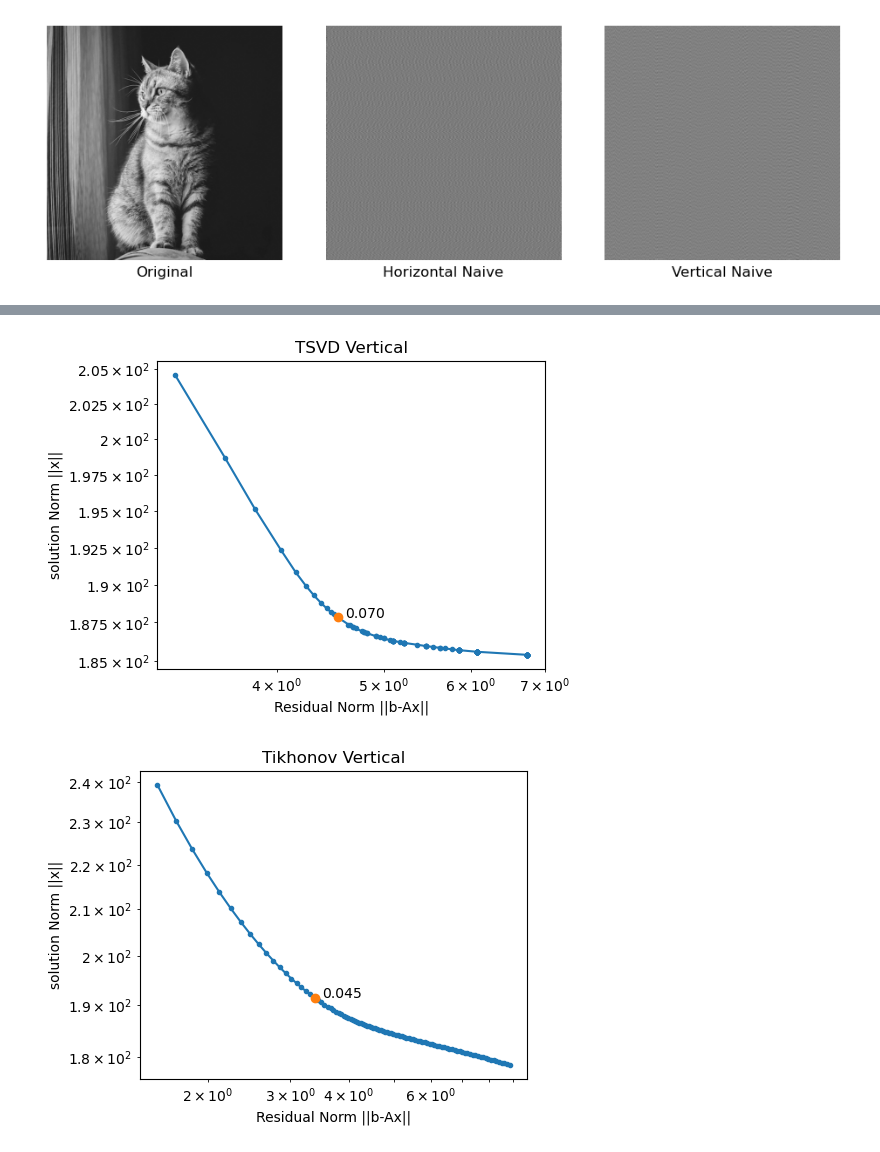
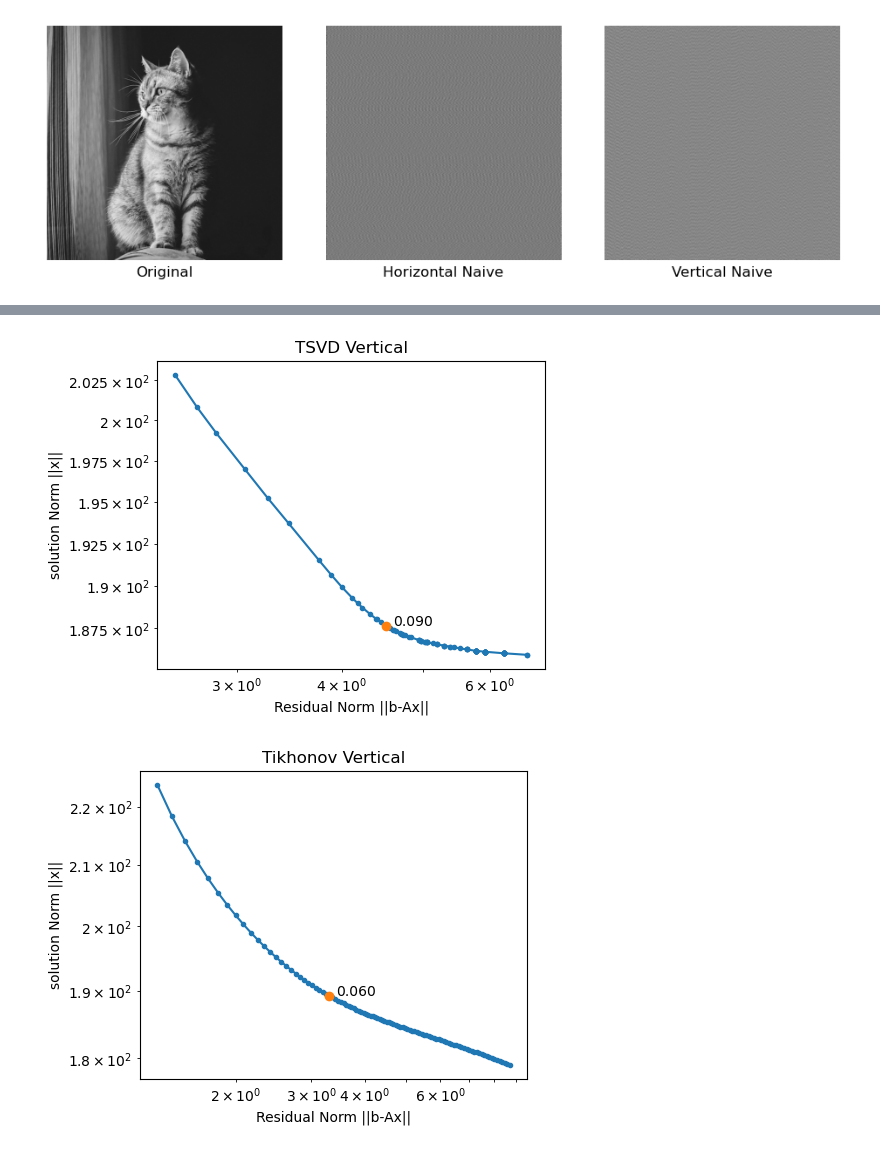
Before and after one commit to lunakim-ubc/ImageDeblurring, a Jupyter notebook: motion_deblur_linear.ipynb, the cells around one changed output, grey strips where cells are left out. Saved outputs shown, nothing was run; the diff lists cells and outputs as text; code cells hidden in the pictures.

```diff
--- a/motion_deblur_linear.ipynb
+++ b/motion_deblur_linear.ipynb
@@ -96,0 +107,29 @@ def get_alpha_min_max(psf):
+# %%
+def get_pixel_pos_for_angled_linear_motion(length, angle_deg):
+    """Return a list of pixel coordinates for a motion blur line of given length and angle.
+    All the position is shifted to positive axis to align it for psf."""
+
+    len_list = np.linspace(0, length - 1, num=(length * 2))
+    pos_set = set()
+    shifted_rad = np.radians(angle_deg) + (np.pi / 2)
+
+    for l in len_list:
+        x_pos = abs(round( np.cos(shifted_rad) * l ))
+        y_pos = abs(round( np.sin(shifted_rad) * l ))
+        pos_set.add((x_pos, y_pos))
+
+    return list(pos_set)
+
+def build_linear_motion_psf(length, angle_deg, img_shape):
+    """Build angled linear motion psf with padding zeros."""
+
+    psf = np.zeros(img_shape)
+    positions = get_pixel_pos_for_angled_linear_motion(length, angle_deg)
+    pos_count = len(positions)
+    for pos in positions:
+        psf[*pos] = 1 / pos_count
+
+    return psf
+# %%
+psf = build_linear_motion_psf(5, 120, (10,10))
+psf
@@ -153,7 +204,7 @@ def plot_comparison(arr_list, label_list, row, col, figsize=(12,4), cmap=None):
 ex1_gray_arr = convert_img_to_norm_np_arr('./motion_deblur_img/input/Image_by_Arturo_Anez_from_Pixabay.jpg',
                                           'ex1_grayscale.jpg',
                                           grayscale=True)
-length = 30
+length = 20
 ex1_h_psf = build_horizontal_motion_psf(length, ex1_gray_arr.shape)
 ex1_h_blurred = compute_blurred_img(ex1_h_psf, ex1_gray_arr)
 ex1_v_psf = build_vertical_motion_psf(length, ex1_gray_arr.shape)
@@ -200,15 +251,15 @@ plot_comparison([ex1_gray_arr, ex1_h_blurred, ex1_h_tsvd, ex1_h_tikhonov],
 # %%
 min_max = get_alpha_min_max(ex1_v_psf)
-ex1_v_tsvd_tol = 0.07
-ex1_v_tikhonov_alpha = 0.045
+ex1_v_tsvd_tol = 0.090
+ex1_v_tikhonov_alpha = 0.060
 
 plot_l_curve(compute_tsvd, ex1_v_psf, ex1_v_blurred,
              min_max[0]+0.03, min_max[1]-0.6, 'TSVD Vertical', ex1_v_tsvd_tol)
 plot_l_curve(compute_tikhonov, ex1_v_psf, ex1_v_blurred,
              min_max[0]+0.01, min_max[1]-0.8, 'Tikhonov Vertical', ex1_v_tikhonov_alpha)
 # %% [output]
-[figure, old version]
+[figure, new version]
-[figure, old version]
+[figure, new version]
 # %%
 ex1_v_naive = compute_naive_solution(ex1_v_psf, ex1_v_blurred)
 ex1_v_tsvd = compute_tsvd(ex1_v_psf, ex1_v_blurred, ex1_v_tsvd_tol)
```
Also changed, not shown: parts of 13 cells of this notebook.
